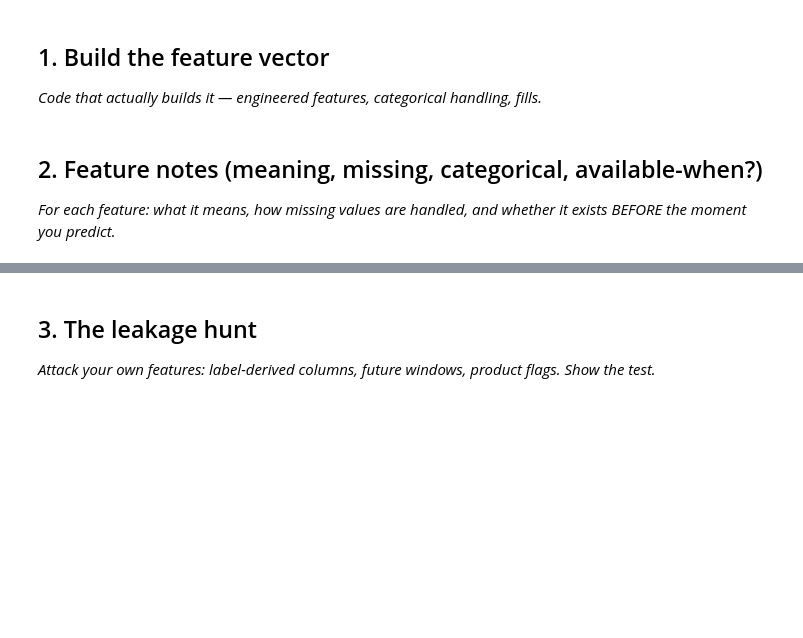
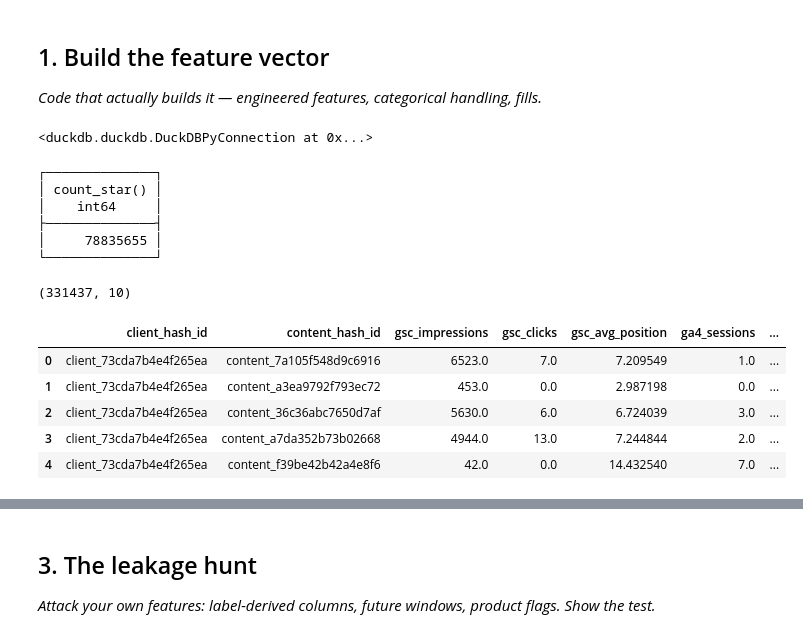
Before and after one commit to sebr22/sebr, a Jupyter notebook: work/notebooks/w03_feature_leakage_check.ipynb, the cells around one changed output, grey strips where cells are left out. Cells and saved outputs as stored; diff of their text form; code cells hidden in the pictures; blank space fills up the shorter version.

```diff
--- a/work/notebooks/w03_feature_leakage_check.ipynb
+++ b/work/notebooks/w03_feature_leakage_check.ipynb
@@ -16,4 +19,71 @@ This skeleton is yours to fill. Work the sections **in order** — each one has
-# %% [markdown]
-## 2. Feature notes (meaning, missing, categorical, available-when?)
-
-*For each feature: what it means, how missing values are handled, and whether it exists BEFORE the moment you predict.*
+# %%
+import duckdb
+from google.colab import userdata
+
+HF_TOKEN = userdata.get("HF_TOKEN")
+
+con = duckdb.connect()
+
+con.execute(f"""
+CREATE SECRET hf_secret (
+    TYPE huggingface,
+    TOKEN '{HF_TOKEN}'
+)
+""")
+# %% [output]
+<duckdb.duckdb.DuckDBPyConnection at 0x...>
+# %%
+rel = "hf://datasets/FlyRank/internship-warehouse"
+
+con.sql(f"""
+SELECT COUNT(*)
+FROM read_parquet(
+    '{rel}/fact_content_daily_performance/**/*.parquet'
+)
+""")
+# %% [output]
+┌──────────────┐
+│ count_star() │
+│    int64     │
+├──────────────┤
+│     78835655 │
+└──────────────┘
+# %%
+march_df = con.sql(f"""
+    SELECT
+        client_hash_id,
+        content_hash_id,
+
+        SUM(gsc_impressions) AS gsc_impressions,
+        SUM(gsc_clicks) AS gsc_clicks,
+        AVG(gsc_avg_position) AS gsc_avg_position,
+
+        SUM(ga4_sessions) AS ga4_sessions,
+        SUM(ga4_engaged_sessions) AS ga4_engaged_sessions,
+        SUM(ga4_total_engagement_sec) AS ga4_total_engagement_sec,
+
+        BOOL_OR(gsc_data_available) AS gsc_data_available,
+        BOOL_OR(ga4_data_available) AS ga4_data_available
+
+    FROM read_parquet(
+        '{rel}/fact_content_daily_performance/**/*.parquet'
+    )
+
+    WHERE report_date >= DATE '2026-03-01'
+      AND report_date < DATE '2026-04-01'
+
+    GROUP BY
+        client_hash_id,
+        content_hash_id
+""").df()
+# %%
+print(march_df.shape)
+march_df.head()
+# %% [output]
+(331437, 10)
+|  | client_hash_id | content_hash_id | gsc_impressions | gsc_clicks | gsc_avg_position | ga4_sessions | ... |
+| 0 | client_73cda7b4e4f265ea | content_7a105f548d9c6916 | 6523.0 | 7.0 | 7.209549 | 1.0 | ... |
+| 1 | client_73cda7b4e4f265ea | content_a3ea9792f793ec72 | 453.0 | 0.0 | 2.987198 | 0.0 | ... |
+| 2 | client_73cda7b4e4f265ea | content_36c36abc7650d7af | 5630.0 | 6.0 | 6.724039 | 3.0 | ... |
+| 3 | client_73cda7b4e4f265ea | content_a7da352b73b02668 | 4944.0 | 13.0 | 7.244844 | 2.0 | ... |
+| 4 | client_73cda7b4e4f265ea | content_f39be42b42a4e8f6 | 42.0 | 0.0 | 14.432540 | 7.0 | ... |
```
Also changed, not shown: parts of 5 cells of this notebook.
